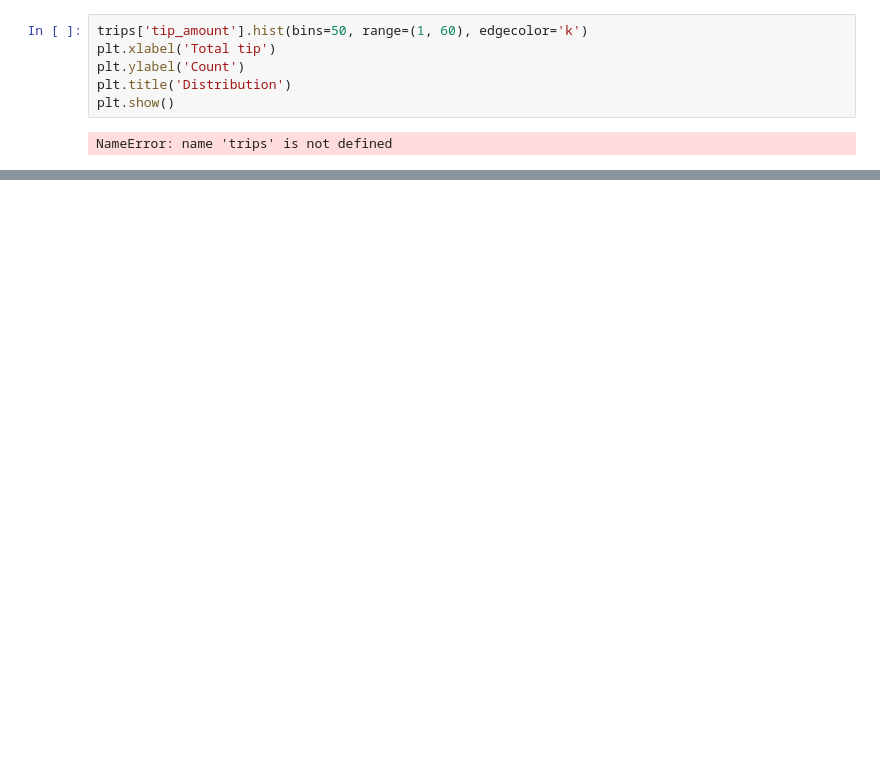
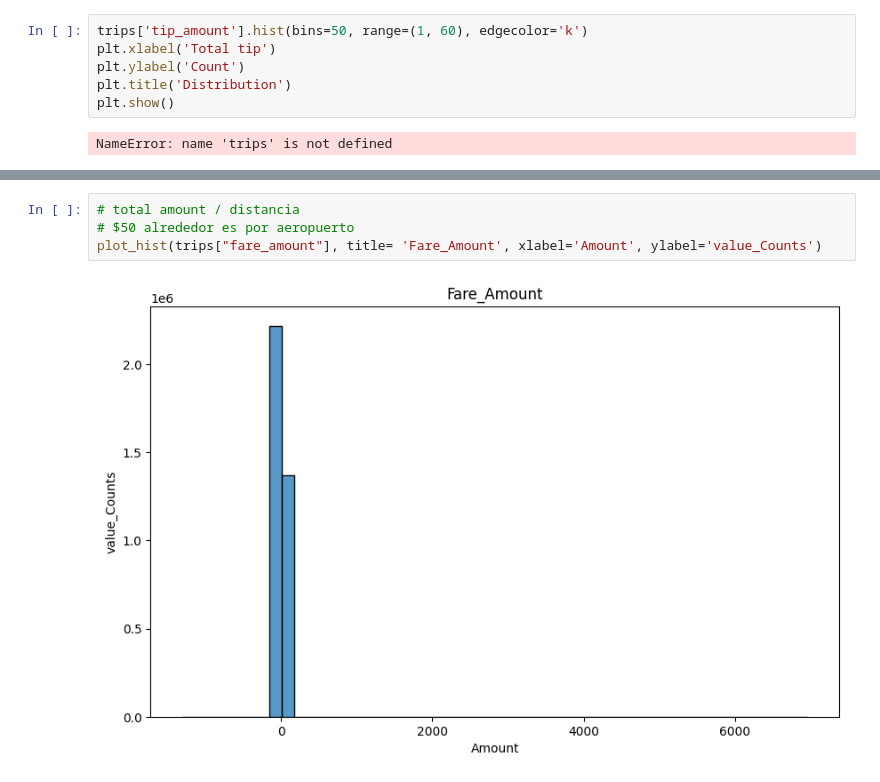
Before and after one commit to yulissateran/taxi-price-predictor, a Jupyter notebook: notebook-eda.ipynb, the cells around one changed output, grey strips where cells are left out. Cells and saved outputs as stored; diff of their text form; blank space fills up the shorter version.

```diff
--- a/notebook-eda.ipynb
+++ b/notebook-eda.ipynb
@@ -433,0 +484,6 @@ NameError: name 'trips' is not defined
+# %%
+# total amount / distancia
+# $50 alrededor es por aeropuerto
+plot_hist(trips["fare_amount"], title= 'Fare_Amount', xlabel='Amount', ylabel='value_Counts')
+# %% [output]
+[figure, added]
```
Also changed, not shown: parts of 29 cells of this notebook, 3 other files.
